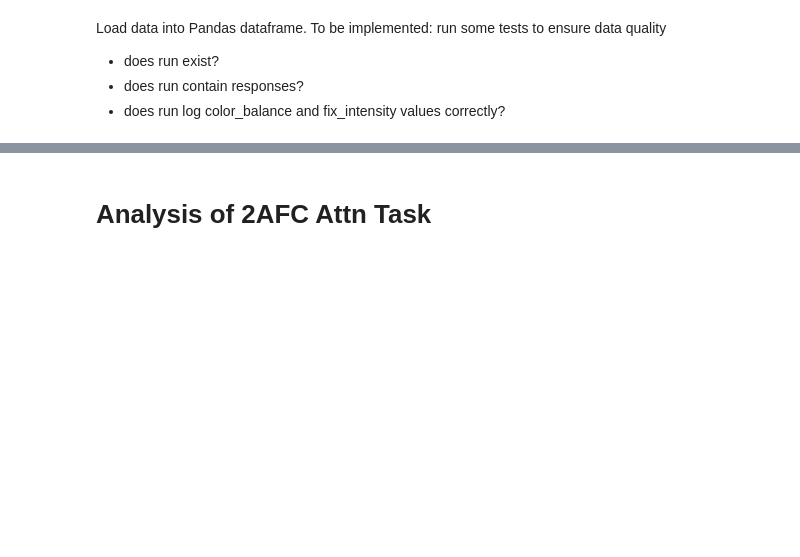
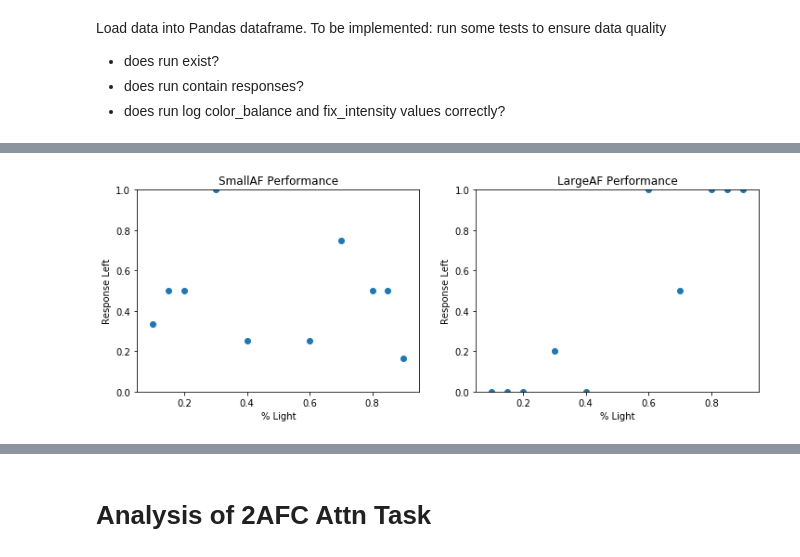
Before and after one commit to sumiyaabdi/PRF_Experiment_Checkers, a Jupyter notebook: Experiment/analysis/analysis.ipynb, the cells around one changed output, grey strips where cells are left out. Cells and saved outputs as stored; diff of their text form; code cells hidden in the pictures; blank space fills up the shorter version.

```diff
--- a/Experiment/analysis/analysis.ipynb
+++ b/Experiment/analysis/analysis.ipynb
@@ -28,29 +28,67 @@ BLUE = 'LEFT'; PINK = 'RIGHT'
 # %%
 folder = '0_ses-0_task-2afcL_run-0_Logs'
-wd = os.getcwd()
-f = glob.glob(f"{wd}/logs/{folder}/*.tsv")[0]
 
-sub,ses,task,run,_ = [i.split('-')[-1] for i in folder.split('_')]
-sz = task[-1]
-task=task[:-1]
+def analyse(folder):
+    wd = os.getcwd()
+    f = glob.glob(f"{wd}/logs/{folder}/*.tsv")[0]
 
-df = pd.read_table(f,keep_default_na=True)
-df = df[df.event_type == 'response']
-df.drop(['nr_frames','duration'],axis=1,inplace=True)
-df['attn_size']=sz
-df['corr_L'] = np.nan
-df['corr_S'] = np.nan
+    sub,ses,task,run,_ = [i.split('-')[-1] for i in folder.split('_')]
+    sz = task[-1]
+    task=task[:-1]
 
-cols = [['large_prop','small_prop'],['corr_L','corr_S']]
-# true_left = df[(df[attn_sz] > 0.5) & (df.response == 'left')].index
-# false_left = df[(df[attn_sz] < 0.5) & (df.response == 'left')].index
-# true_right = df[(df[attn_sz] < 0.5) & (df.response == 'right')].index
-# false_right = df[(df[attn_sz] > 0.5) & (df.response == 'right')].index
+    df = pd.read_table(f,keep_default_na=True)
+    df = df[df.event_type == 'response']
+    df.drop(['nr_frames','duration'],axis=1,inplace=True)
+    df['attn_size']=sz
+    df['corr_L'] = np.nan
+    df['corr_S'] = np.nan
 
-# df.loc[np.hstack((true_left_l,true_right_l)), 'correct_l'] = 1
-# df.loc[np.hstack((false_left_l,false_right_l)), 'correct_l'] = 0
+    cols = [['large_prop','small_prop'],['corr_L','corr_S']]
+    summary = pd.DataFrame([])
+    not_task = pd.DataFrame([])
 
+    for prop,cor in zip(cols[0],cols[1]):
+        true_left = df[(df[prop] > 0.5) & (df.response == 'left')].index
+        false_left = df[(df[prop] < 0.5) & (df.response == 'left')].index
+        true_right = df[(df[prop] < 0.5) & (df.response == 'right')].index
+        false_right = df[(df[prop] > 0.5) & (df.response == 'right')].index
 
-df.head(25)
-zip(co)
+        df.loc[np.hstack((true_left,true_right)), cor] = 1
+        df.loc[np.hstack((false_left,false_right)), cor] = 0
+        df =  df.dropna(subset=[cor])
+
+        diffs = sorted(df[prop].unique())
+        task_summary = pd.DataFrame([])
+
+        for idx, diff in enumerate(diffs):
+            task_summary.loc[idx,'attn_size'] = prop.split('_')[0]
+            task_summary.loc[idx,'diff'] = diff
+            task_summary.loc[idx,'n_trials'] = len(df[df[prop] == diff])
+            task_summary.loc[idx,'resp_left'] = len(df[(df[prop] == diff ) & (df.response == "left")])/len(df[df[prop] == diff])
+            task_summary.loc[idx,'n_correct'] = len(df[(df[prop] == diff) & (df[cor] == 1)])
+            task_summary.loc[idx,'percent_correct'] = 100*len(df[(df[prop] == diff) & (df[cor] == 1)])/len(df[df[prop] == diff])
+
+        summary = summary.append(task_summary, ignore_index=True)
+
+    return df, summary
+
+df, summary = analyse(folder)
+
+print(f'ATTENTION TASK IS: {df.attn_size.iloc[0]}')
+
+fig, axs = plt.subplots(1,2, figsize=(12,4))
+
+axs[0].set_title('SmallAF Performance')
+axs[0].set_ylim(0,1)
+axs[0].set_ylabel('Response Left')
+axs[0].set_xlabel('% Light')
+axs[0].scatter(summary[summary.attn_size == 'small']['diff'],summary[summary.attn_size == 'small'].resp_left)
+
+axs[1].set_title('LargeAF Performance')
+axs[1].set_ylim(0,1)
+axs[1].set_ylabel('Response Left')
+axs[1].set_xlabel('% Light')
+axs[1].scatter(summary[summary.attn_size == 'large']['diff'],summary[summary.attn_size == 'large'].resp_left)
+
+plt.show()
 # %% [output]
@@ -57,0 +96 @@ zip(co)
+[figure, added]
```
Also changed, not shown: parts of 6 cells of this notebook, 1 other file.
